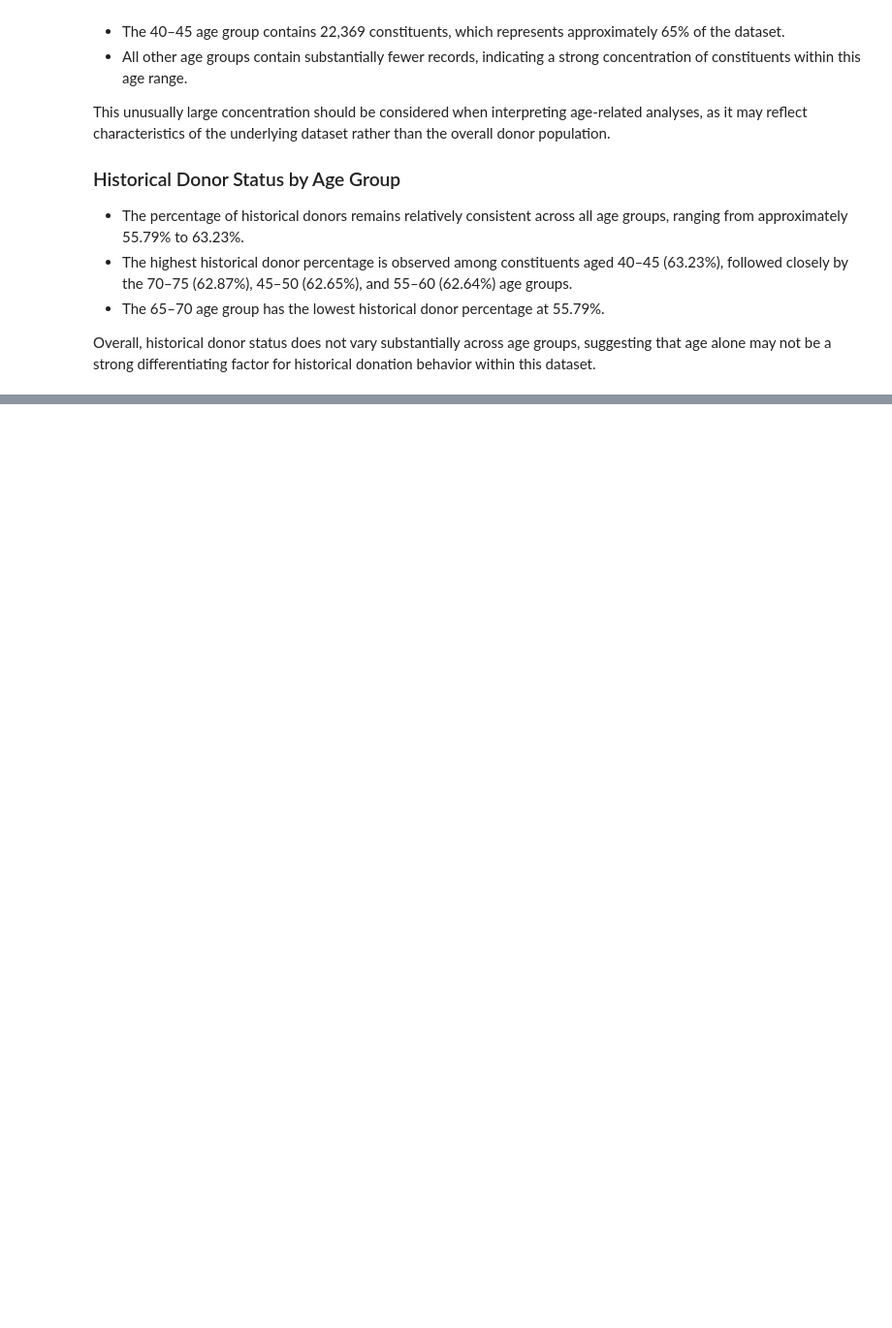
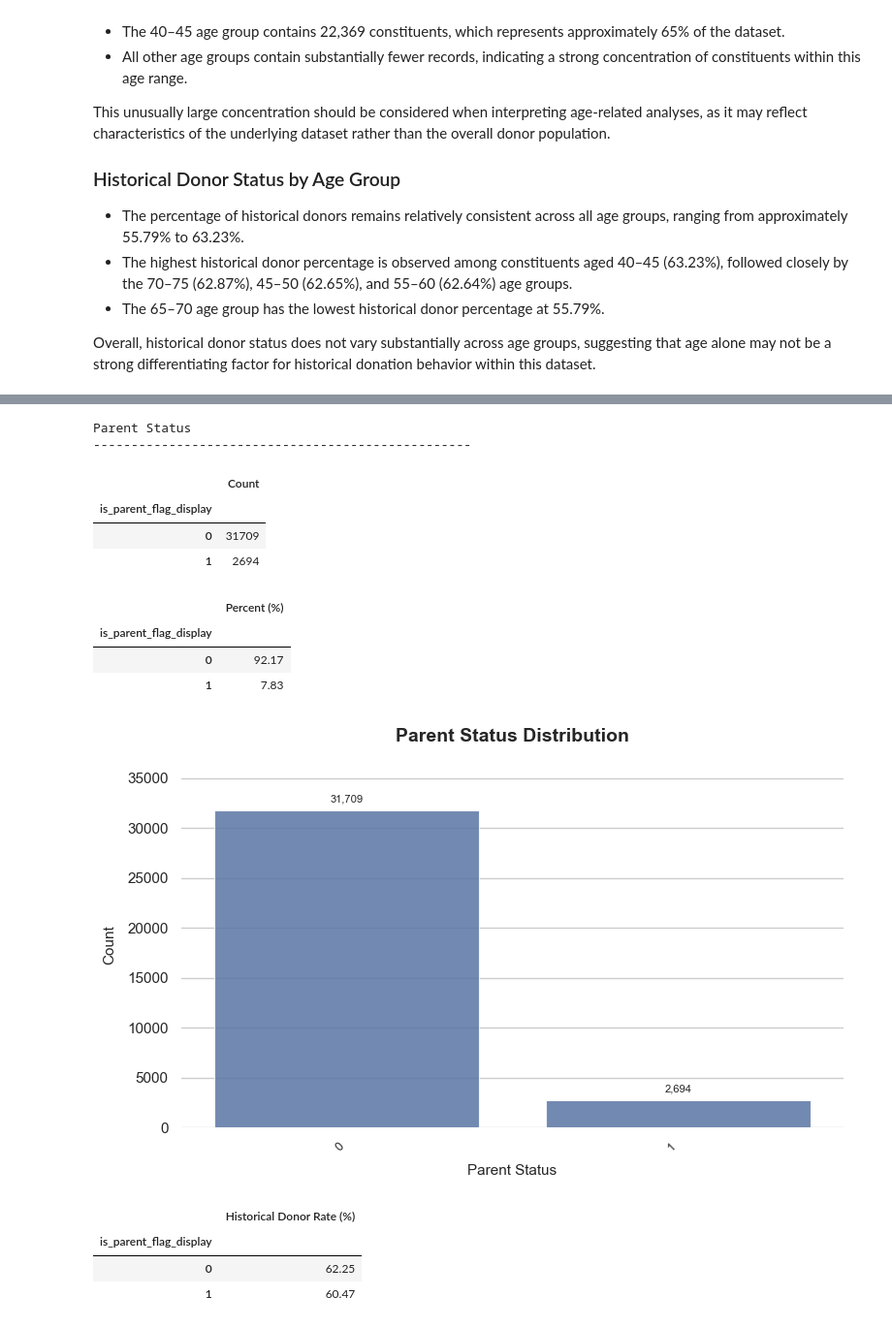
Before and after one commit to MDarkHead/red-cross-donor-prediction, a Jupyter notebook: notebooks/02_eda.ipynb, the cells around one changed output, grey strips where cells are left out. Shown at 97% size. Saved outputs shown, nothing was run; the diff lists cells and outputs as text; code cells hidden in the pictures; blank space fills up the shorter version.

```diff
--- a/notebooks/02_eda.ipynb
+++ b/notebooks/02_eda.ipynb
@@ -933,0 +1136,19 @@ Overall, historical donor status does not vary substantially across age groups,
+# %%
+# Parent status bar graph
+analyze_categorical_feature(df, "is_parent_flag", "Parent Status")
+# %% [output]
+Parent Status
+--------------------------------------------------
+|  | Count |
+| is_parent_flag_display |  |
+| 0 | 31709 |
+| 1 | 2694 |
+|  | Percent (%) |
+| is_parent_flag_display |  |
+| 0 | 92.17 |
+| 1 | 7.83 |
+[figure, added]
+|  | Historical Donor Rate (%) |
+| is_parent_flag_display |  |
+| 0 | 62.25 |
+| 1 | 60.47 |
```
Also changed, not shown: parts of 10 cells of this notebook.
